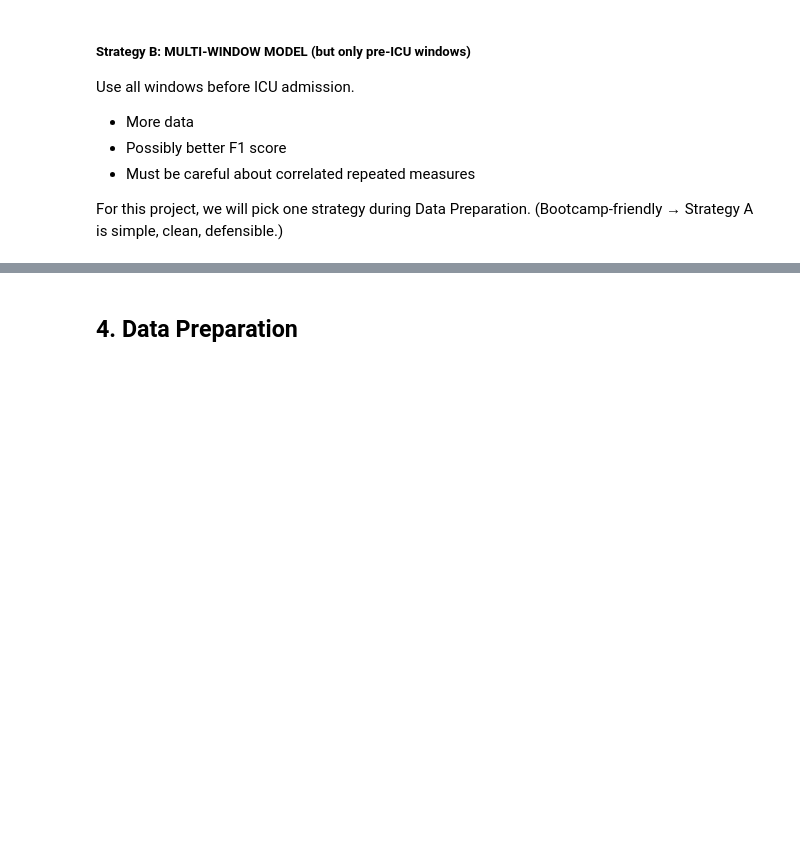
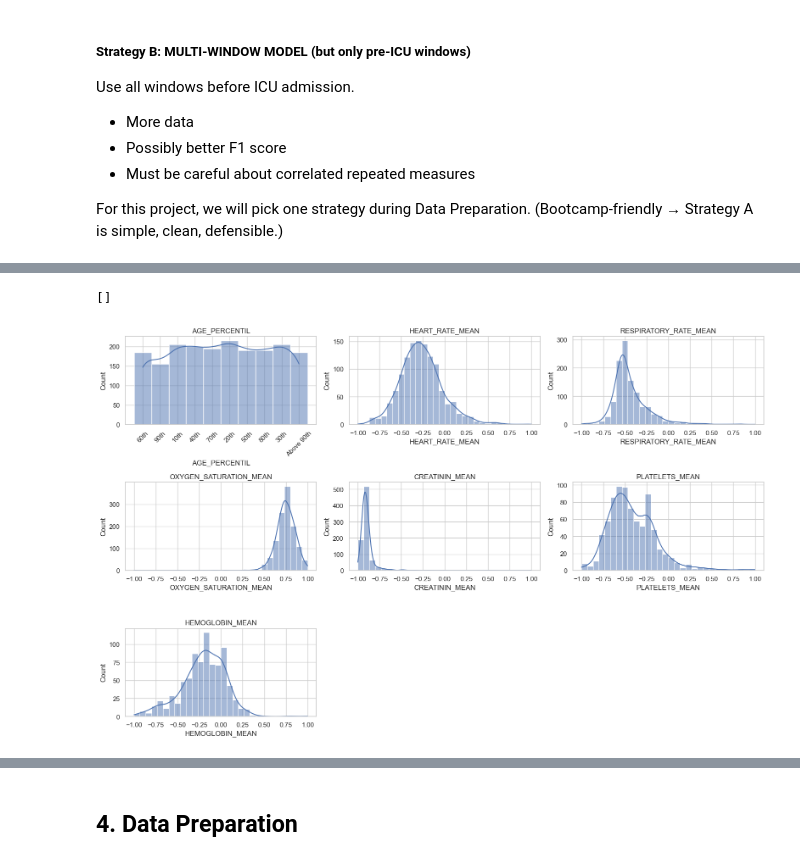
Before and after one commit to randel-bjorkquist/jupyter-notebooks-vscode, a Jupyter notebook: Project4_CapstoneProject_Analyzing_COVID19_Pandemic.ipynb, the cells around one changed output, grey strips where cells are left out. Drawn from its saved outputs; the diff is of its cells as text; code cells hidden in the pictures; blank space fills up the shorter version.

```diff
--- a/Project4_CapstoneProject_Analyzing_COVID19_Pandemic.ipynb
+++ b/Project4_CapstoneProject_Analyzing_COVID19_Pandemic.ipynb
@@ -249,2 +274,32 @@ For this project, we will pick one strategy during Data Preparation.
 # %%
-# placeholder ...
+# Identify a small representative sample of continuous features
+sample_features = [ 'AGE_PERCENTIL'
+                   ,'HEART_RATE_MEAN'
+                   ,'RESPIRATORY_RATE_MEAN'
+                   ,'OXYGEN_SATURATION_MEAN'
+                   ,'CREATININ_MEAN'
+                   ,'PLATELETS_MEAN'
+                   ,'HEMOGLOBIN_MEAN' ]
+
+# Verify which selected features exist in the dataset
+missing = [col for col in sample_features if col not in df.columns]
+missing
+# %% [output]
+[]
+# %%
+# Plot distributions for selected continuous features
+plt.figure(figsize=(16, 10))
+
+for i, col in enumerate(sample_features, 1):
+    plt.subplot(3, 3, i)
+    sns.histplot(df[col], kde=True, bins=30)
+    plt.title(col)
+
+    # Rotate x-axis labels only for AGE_PERCENTIL
+    if col == 'AGE_PERCENTIL':
+        plt.xticks(rotation=45)
+
+plt.tight_layout()
+plt.show()
+# %% [output]
+[figure, added]
```
Also changed, not shown: parts of 45 cells of this notebook, 1 other file.
